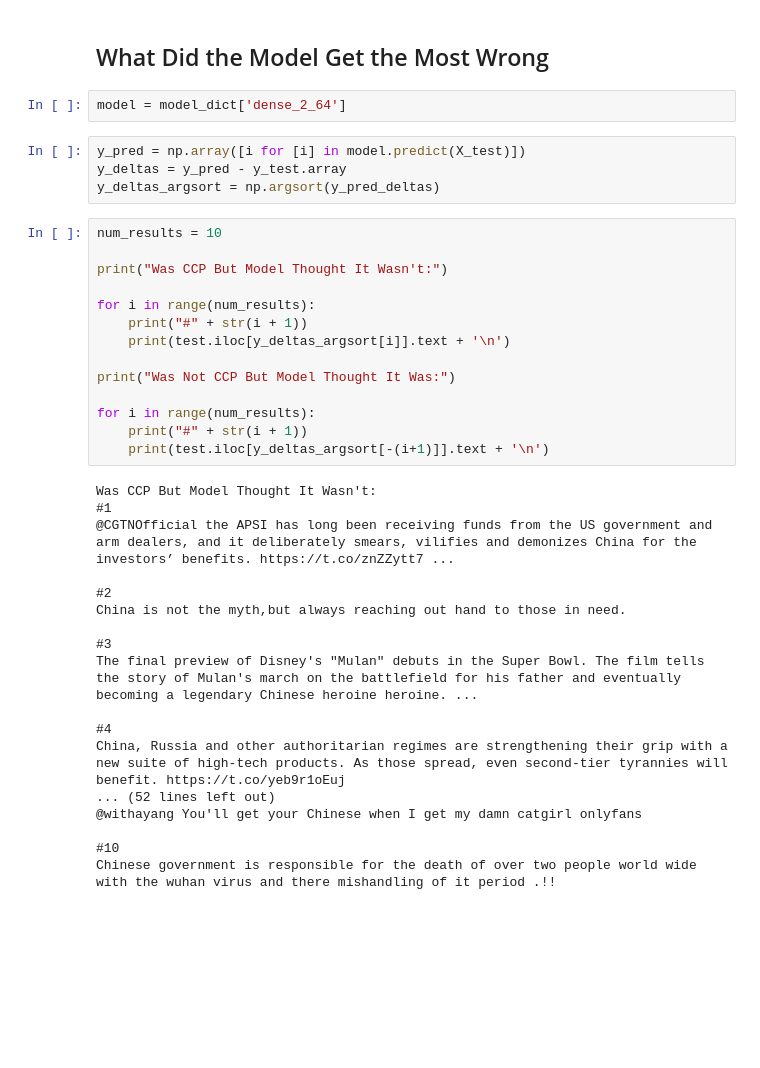
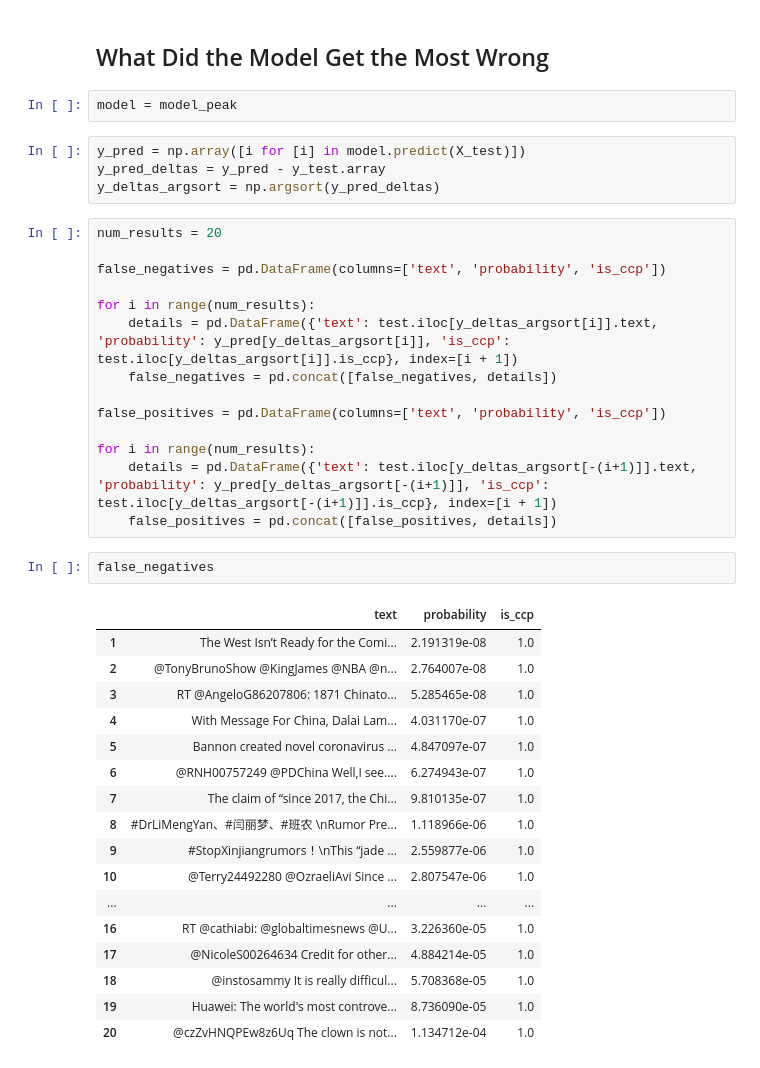
Before and after one commit to annacheng/w266-final-project, a Jupyter notebook: model/model_refinement.ipynb, the cells around one changed output. Cells and saved outputs as stored; diff of their text form; blank space fills up the shorter version.

```diff
--- a/model/model_refinement.ipynb
+++ b/model/model_refinement.ipynb
@@ -233,40 +242,42 @@ Epoch 20/20
 # %% [markdown]
 ## What Did the Model Get the Most Wrong
 # %%
-model = model_dict['dense_2_64']
+model = model_peak
 # %%
 y_pred = np.array([i for [i] in model.predict(X_test)])
-y_deltas = y_pred - y_test.array
+y_pred_deltas = y_pred - y_test.array
 y_deltas_argsort = np.argsort(y_pred_deltas)
 # %%
-num_results = 10
+num_results = 20
 
-print("Was CCP But Model Thought It Wasn't:")
+false_negatives = pd.DataFrame(columns=['text', 'probability', 'is_ccp'])
 
 for i in range(num_results):
-    print("#" + str(i + 1))
-    print(test.iloc[y_deltas_argsort[i]].text + '\n')
+    details = pd.DataFrame({'text': test.iloc[y_deltas_argsort[i]].text, 'probability': y_pred[y_deltas_argsort[i]], 'is_ccp': test.iloc[y_deltas_argsort[i]].is_ccp}, index=[i + 1])
+    false_negatives = pd.concat([false_negatives, details])
 
-print("Was Not CCP But Model Thought It Was:")
+false_positives = pd.DataFrame(columns=['text', 'probability', 'is_ccp'])
 
 for i in range(num_results):
-    print("#" + str(i + 1))
-    print(test.iloc[y_deltas_argsort[-(i+1)]].text + '\n')
+    details = pd.DataFrame({'text': test.iloc[y_deltas_argsort[-(i+1)]].text, 'probability': y_pred[y_deltas_argsort[-(i+1)]], 'is_ccp': test.iloc[y_deltas_argsort[-(i+1)]].is_ccp}, index=[i + 1])
+    false_positives = pd.concat([false_positives, details])
-# %% [output]
-Was CCP But Model Thought It Wasn't:
-#1
-@CGTNOfficial the APSI has long been receiving funds from the US government and arm dealers, and it deliberately smears, vilifies and demonizes China for the investors’ benefits. https://t.co/znZZytt7 ...
-
-#2
-China is not the myth,but always reaching out hand to those in need.
-
-#3
-The final preview of Disney's "Mulan" debuts in the Super Bowl. The film tells the story of Mulan's march on the battlefield for his father and eventually becoming a legendary Chinese heroine heroine. ...
-
-#4
-China, Russia and other authoritarian regimes are strengthening their grip with a new suite of high-tech products. As those spread, even second-tier tyrannies will benefit. https://t.co/yeb9r1oEuj
-... (52 lines left out)
-@withayang You'll get your Chinese when I get my damn catgirl onlyfans
-
-#10
-Chinese government is responsible for the death of over two people world wide with the wuhan virus and there mishandling of it period .!!
+# %%
+false_negatives
+# %% [output]
+|  | text | probability | is_ccp |
+| 1 | The West Isn’t Ready for the Comi... | 2.191319e-08 | 1.0 |
+| 2 | @TonyBrunoShow @KingJames @NBA @n... | 2.764007e-08 | 1.0 |
+| 3 | RT @AngeloG86207806: 1871 Chinato... | 5.285465e-08 | 1.0 |
+| 4 | With Message For China, Dalai Lam... | 4.031170e-07 | 1.0 |
+| 5 | Bannon created novel coronavirus ... | 4.847097e-07 | 1.0 |
+| 6 | @RNH00757249 @PDChina Well,I see.... | 6.274943e-07 | 1.0 |
+| 7 | The claim of “since 2017, the Chi... | 9.810135e-07 | 1.0 |
+| 8 | #DrLiMengYan、#闫丽梦、#班农 \nRumor Pre... | 1.118966e-06 | 1.0 |
+| 9 | #StopXinjiangrumors！\nThis “jade ... | 2.559877e-06 | 1.0 |
+| 10 | @Terry24492280 @OzraeliAvi Since ... | 2.807547e-06 | 1.0 |
+| ... | ... | ... | ... |
+| 16 | RT @cathiabi: @globaltimesnews @U... | 3.226360e-05 | 1.0 |
+| 17 | @NicoleS00264634 Credit for other... | 4.884214e-05 | 1.0 |
+| 18 | @instosammy It is really difficul... | 5.708368e-05 | 1.0 |
+| 19 | Huawei: The world's most controve... | 8.736090e-05 | 1.0 |
+| 20 | @czZvHNQPEw8z6Uq The clown is not... | 1.134712e-04 | 1.0 |
```
Also changed, not shown: parts of 22 cells of this notebook, 6 other files.
